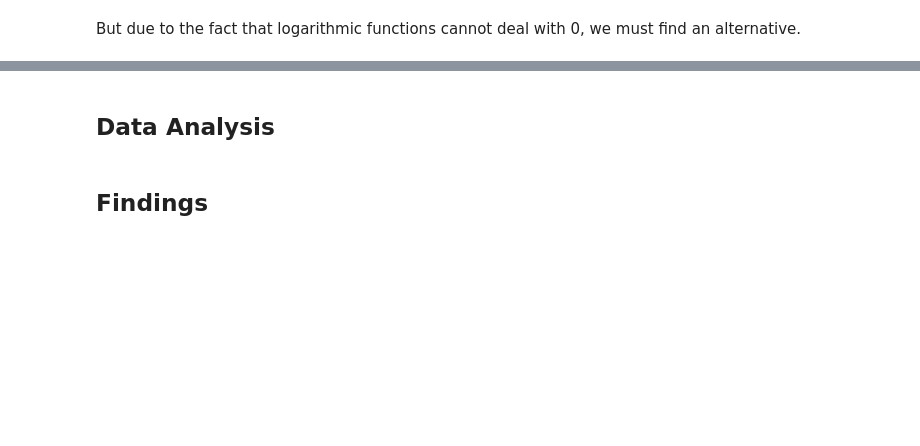
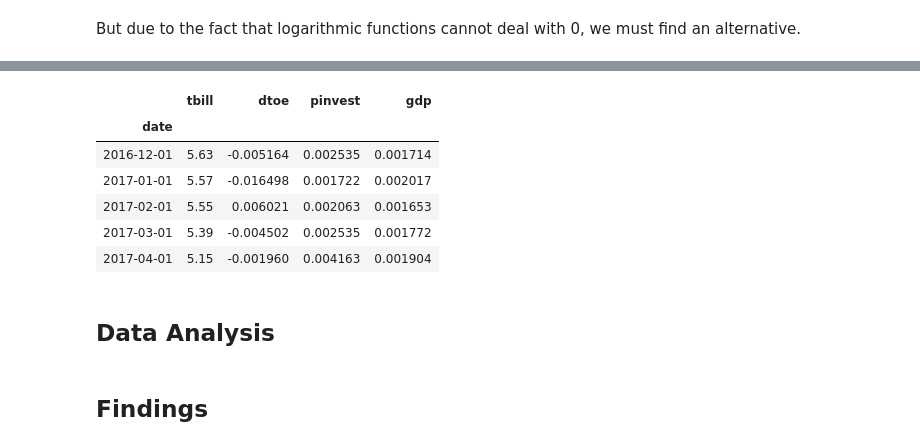
Before and after one commit to jiajunyuan/python-recession-forecaster, a Jupyter notebook: recession_predictor.ipynb, the cells around one changed output, grey strips where cells are left out. Drawn from its saved outputs; the diff is of its cells as text; code cells hidden in the pictures; blank space fills up the shorter version.

Commit message:
Granger causality in progress

```diff
--- a/recession_predictor.ipynb
+++ b/recession_predictor.ipynb
@@ -319,11 +310,11 @@ class StationarityTests:
             print('Augmented Dickey-Fuller Test Results:')
             print(dfResults)
 # %%
-StationarityTests()
+sTest = StationarityTests()
 
 for var in data:
-    StationarityTests().ADF_Stationarity_Test(data[var], printResults = True)
-    print("Is the time series stationary? {0}".format(StationarityTests().isStationary))
+    sTest.ADF_Stationarity_Test(data[var], printResults = True)
+    print("Is {} series stationary? {}".format(var, sTest.isStationary))
 # %% [output]
 Augmented Dickey-Fuller Test Results:
 ADF Test Statistic       -5.092447
@@ -418,3 +396,17 @@ Is the time series stationary? None
+# %%
+def grangerstest:
+    x_train = pd.DataFrame(np.zeroes(len(var), len(var))), columns=var, index=var)
+    for c in data_trans.columns:
+        for r in x_train.index:
+            res =
+# %% [output]
+|  | tbill | dtoe | pinvest | gdp |
+| date |  |  |  |  |
+| 2016-12-01 | 5.63 | -0.005164 | 0.002535 | 0.001714 |
+| 2017-01-01 | 5.57 | -0.016498 | 0.001722 | 0.002017 |
+| 2017-02-01 | 5.55 | 0.006021 | 0.002063 | 0.001653 |
+| 2017-03-01 | 5.39 | -0.004502 | 0.002535 | 0.001772 |
+| 2017-04-01 | 5.15 | -0.001960 | 0.004163 | 0.001904 |
 # %% [markdown]
 ## Data Analysis
 # %% [markdown]
```
Also changed, not shown: parts of 14 cells of this notebook.
